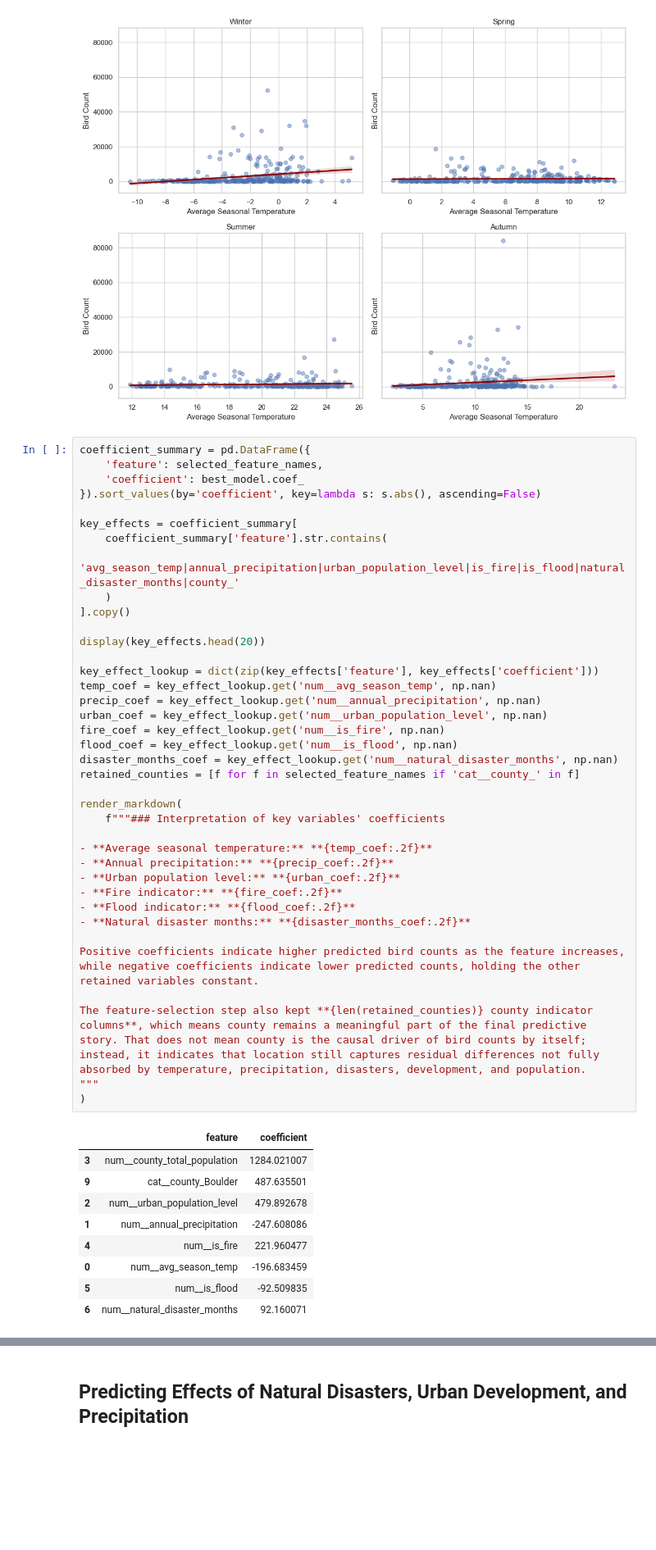
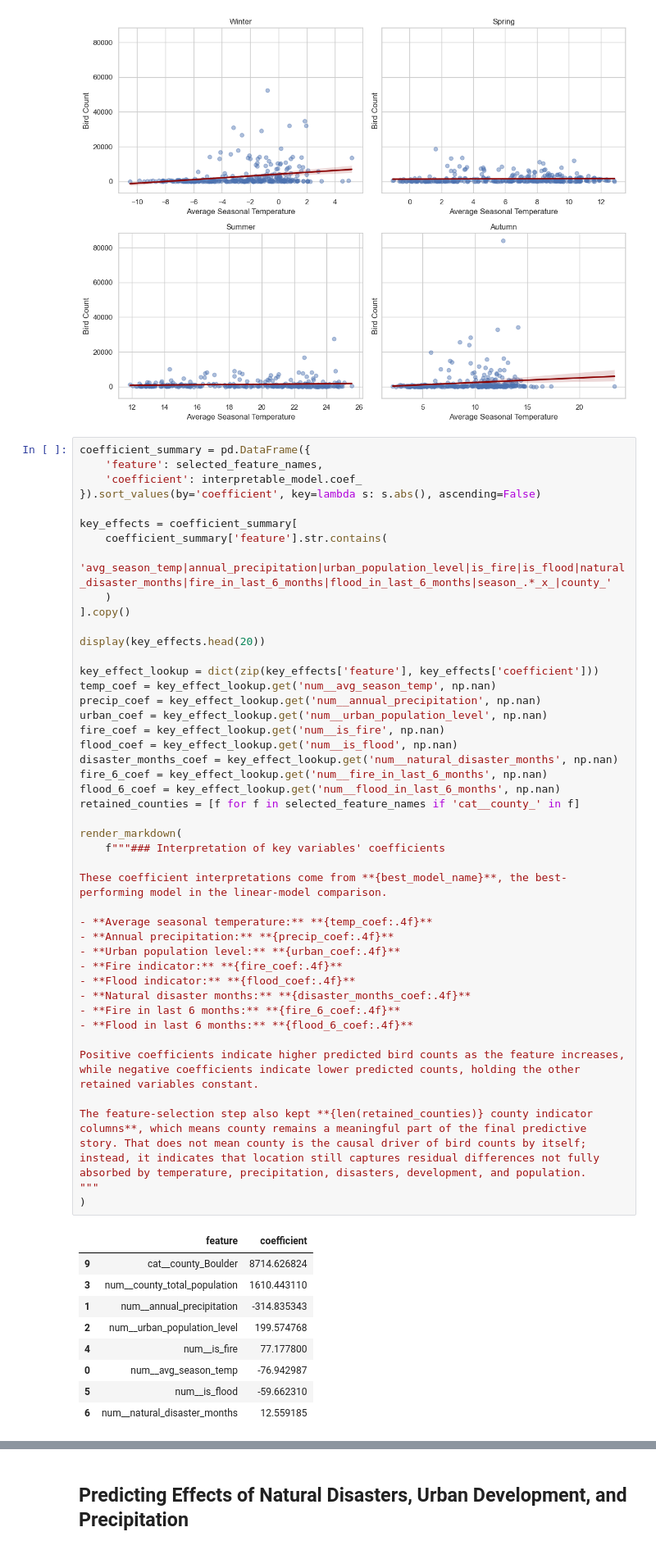
Before and after one commit to Kaxlow/where-the-birds-sing, a Jupyter notebook: src/regression-analysis.ipynb, the cells around one changed output, grey strips where cells are left out. Shown at 82% size. Cells and saved outputs as stored; diff of their text form; blank space fills up the shorter version.

Commit message:
Added Elastic Net model.

```diff
--- a/src/regression-analysis.ipynb
+++ b/src/regression-analysis.ipynb
@@ -629,50 +635,56 @@ plt.show()
 # %%
 coefficient_summary = pd.DataFrame({
     'feature': selected_feature_names,
-    'coefficient': best_model.coef_
+    'coefficient': interpretable_model.coef_
 }).sort_values(by='coefficient', key=lambda s: s.abs(), ascending=False)
 
 key_effects = coefficient_summary[
     coefficient_summary['feature'].str.contains(
-        'avg_season_temp|annual_precipitation|urban_population_level|is_fire|is_flood|natural_disaster_months|county_'
+        'avg_season_temp|annual_precipitation|urban_population_level|is_fire|is_flood|natural_disaster_months|fire_in_last_6_months|flood_in_last_6_months|season_.*_x_|county_'
     )
 ].copy()
 
 display(key_effects.head(20))
 
 key_effect_lookup = dict(zip(key_effects['feature'], key_effects['coefficient']))
 temp_coef = key_effect_lookup.get('num__avg_season_temp', np.nan)
 precip_coef = key_effect_lookup.get('num__annual_precipitation', np.nan)
 urban_coef = key_effect_lookup.get('num__urban_population_level', np.nan)
 fire_coef = key_effect_lookup.get('num__is_fire', np.nan)
 flood_coef = key_effect_lookup.get('num__is_flood', np.nan)
 disaster_months_coef = key_effect_lookup.get('num__natural_disaster_months', np.nan)
+fire_6_coef = key_effect_lookup.get('num__fire_in_last_6_months', np.nan)
+flood_6_coef = key_effect_lookup.get('num__flood_in_last_6_months', np.nan)
 retained_counties = [f for f in selected_feature_names if 'cat__county_' in f]
 
 render_markdown(
     f"""### Interpretation of key variables' coefficients
 
-- **Average seasonal temperature:** **{temp_coef:.2f}**
-- **Annual precipitation:** **{precip_coef:.2f}**
-- **Urban population level:** **{urban_coef:.2f}**
-- **Fire indicator:** **{fire_coef:.2f}**
-- **Flood indicator:** **{flood_coef:.2f}**
-- **Natural disaster months:** **{disaster_months_coef:.2f}**
+These coefficient interpretations come from **{best_model_name}**, the best-performing model in the linear-model comparison.
+
+- **Average seasonal temperature:** **{temp_coef:.4f}**
+- **Annual precipitation:** **{precip_coef:.4f}**
+- **Urban population level:** **{urban_coef:.4f}**
+- **Fire indicator:** **{fire_coef:.4f}**
+- **Flood indicator:** **{flood_coef:.4f}**
+- **Natural disaster months:** **{disaster_months_coef:.4f}**
+- **Fire in last 6 months:** **{fire_6_coef:.4f}**
+- **Flood in last 6 months:** **{flood_6_coef:.4f}**
 
 Positive coefficients indicate higher predicted bird counts as the feature increases, while negative coefficients indicate lower predicted counts, holding the other retained variables constant.
 
 The feature-selection step also kept **{len(retained_counties)} county indicator columns**, which means county remains a meaningful part of the final predictive story. That does not mean county is the causal driver of bird counts by itself; instead, it indicates that location still captures residual differences not fully absorbed by temperature, precipitation, disasters, development, and population.
 """
 )
 # %% [output]
 |  | feature | coefficient |
-| 3 | num__county_total_population | 1284.021007 |
-| 9 | cat__county_Boulder | 487.635501 |
-| 2 | num__urban_population_level | 479.892678 |
-| 1 | num__annual_precipitation | -247.608086 |
-| 4 | num__is_fire | 221.960477 |
-| 0 | num__avg_season_temp | -196.683459 |
-| 5 | num__is_flood | -92.509835 |
-| 6 | num__natural_disaster_months | 92.160071 |
+| 9 | cat__county_Boulder | 8714.626824 |
+| 3 | num__county_total_population | 1610.443110 |
+| 1 | num__annual_precipitation | -314.835343 |
+| 2 | num__urban_population_level | 199.574768 |
+| 4 | num__is_fire | 77.177800 |
+| 0 | num__avg_season_temp | -76.942987 |
+| 5 | num__is_flood | -59.662310 |
+| 6 | num__natural_disaster_months | 12.559185 |
 ### Interpretation of key variables' coefficients
 
```
Also changed, not shown: parts of 11 cells of this notebook.
